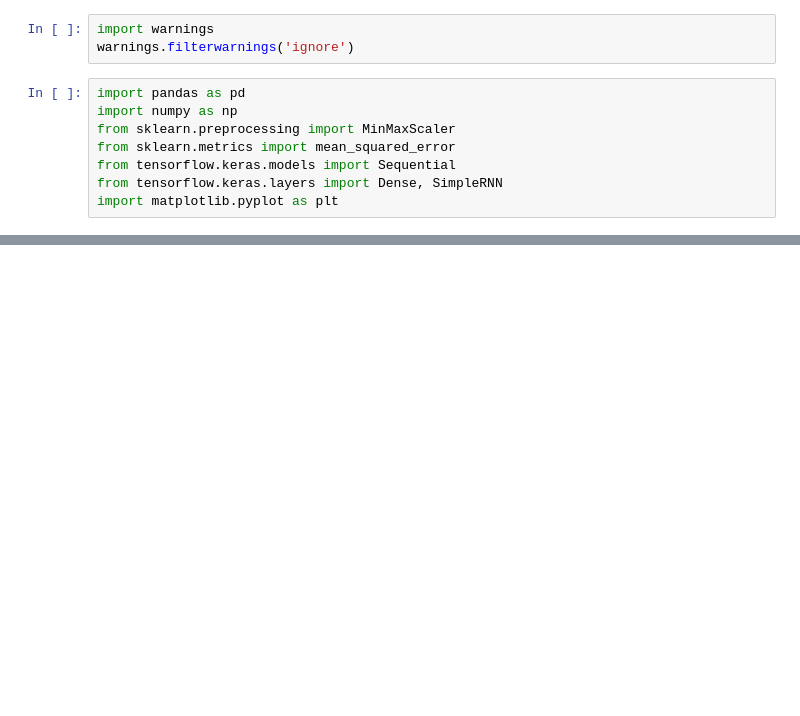
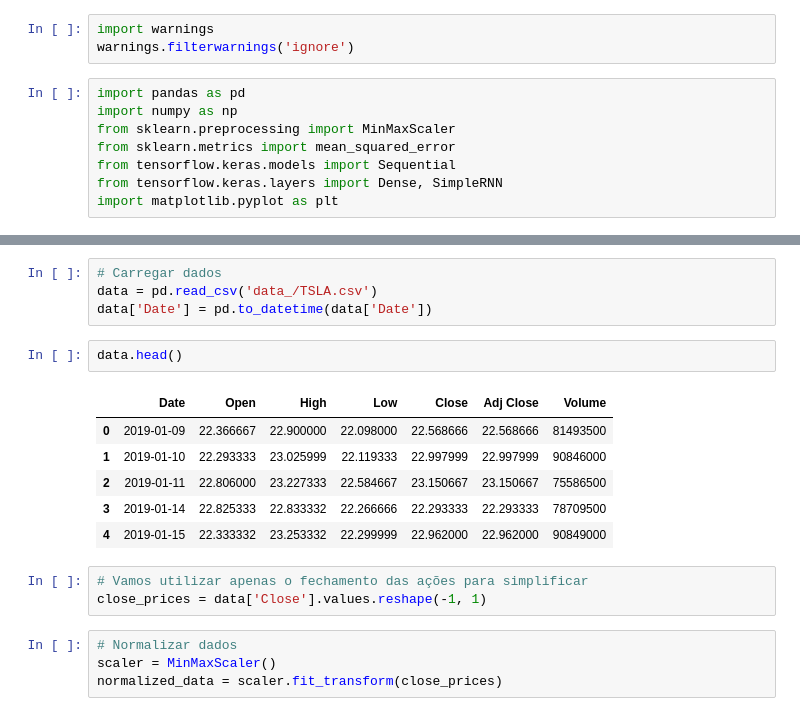
Before and after one commit to caiquemiranda/github-machine-learning-trading, a Jupyter notebook: notebook_/ML_trading_model_1.ipynb, the cells around one changed output, grey strips where cells are left out. Drawn from its saved outputs; the diff is of its cells as text; blank space fills up the shorter version.

```diff
--- a/notebook_/ML_trading_model_1.ipynb
+++ b/notebook_/ML_trading_model_1.ipynb
@@ -67,0 +12,20 @@ plt.show()
+# %%
+# Carregar dados
+data = pd.read_csv('data_/TSLA.csv')
+data['Date'] = pd.to_datetime(data['Date'])
+# %%
+data.head()
+# %% [output]
+|  | Date | Open | High | Low | Close | Adj Close | Volume |
+| 0 | 2019-01-09 | 22.366667 | 22.900000 | 22.098000 | 22.568666 | 22.568666 | 81493500 |
+| 1 | 2019-01-10 | 22.293333 | 23.025999 | 22.119333 | 22.997999 | 22.997999 | 90846000 |
+| 2 | 2019-01-11 | 22.806000 | 23.227333 | 22.584667 | 23.150667 | 23.150667 | 75586500 |
+| 3 | 2019-01-14 | 22.825333 | 22.833332 | 22.266666 | 22.293333 | 22.293333 | 78709500 |
+| 4 | 2019-01-15 | 22.333332 | 23.253332 | 22.299999 | 22.962000 | 22.962000 | 90849000 |
+# %%
+# Vamos utilizar apenas o fechamento das ações para simplificar
+close_prices = data['Close'].values.reshape(-1, 1)
+# %%
+# Normalizar dados
+scaler = MinMaxScaler()
+normalized_data = scaler.fit_transform(close_prices)
```
Also changed, not shown: parts of 7 cells of this notebook.
